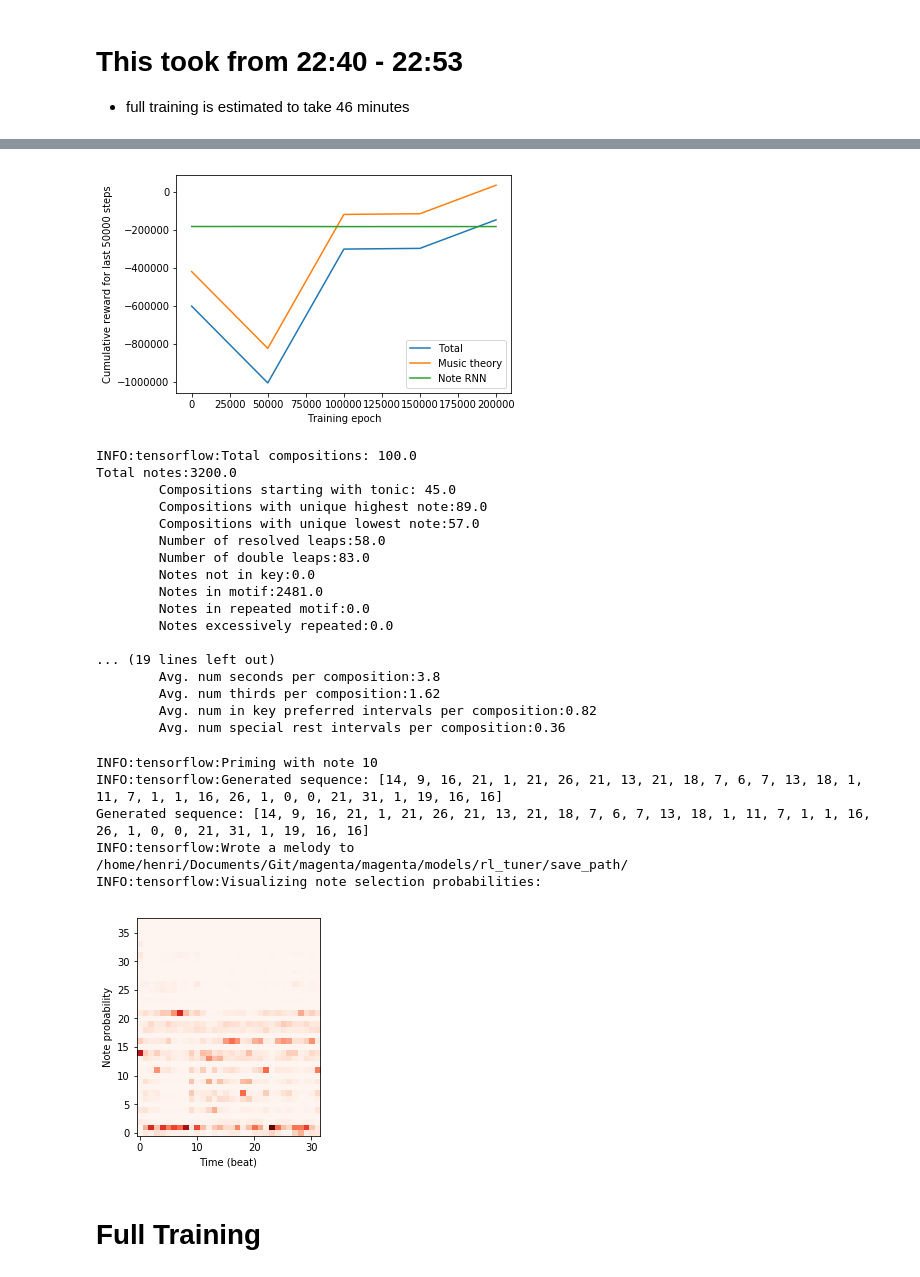
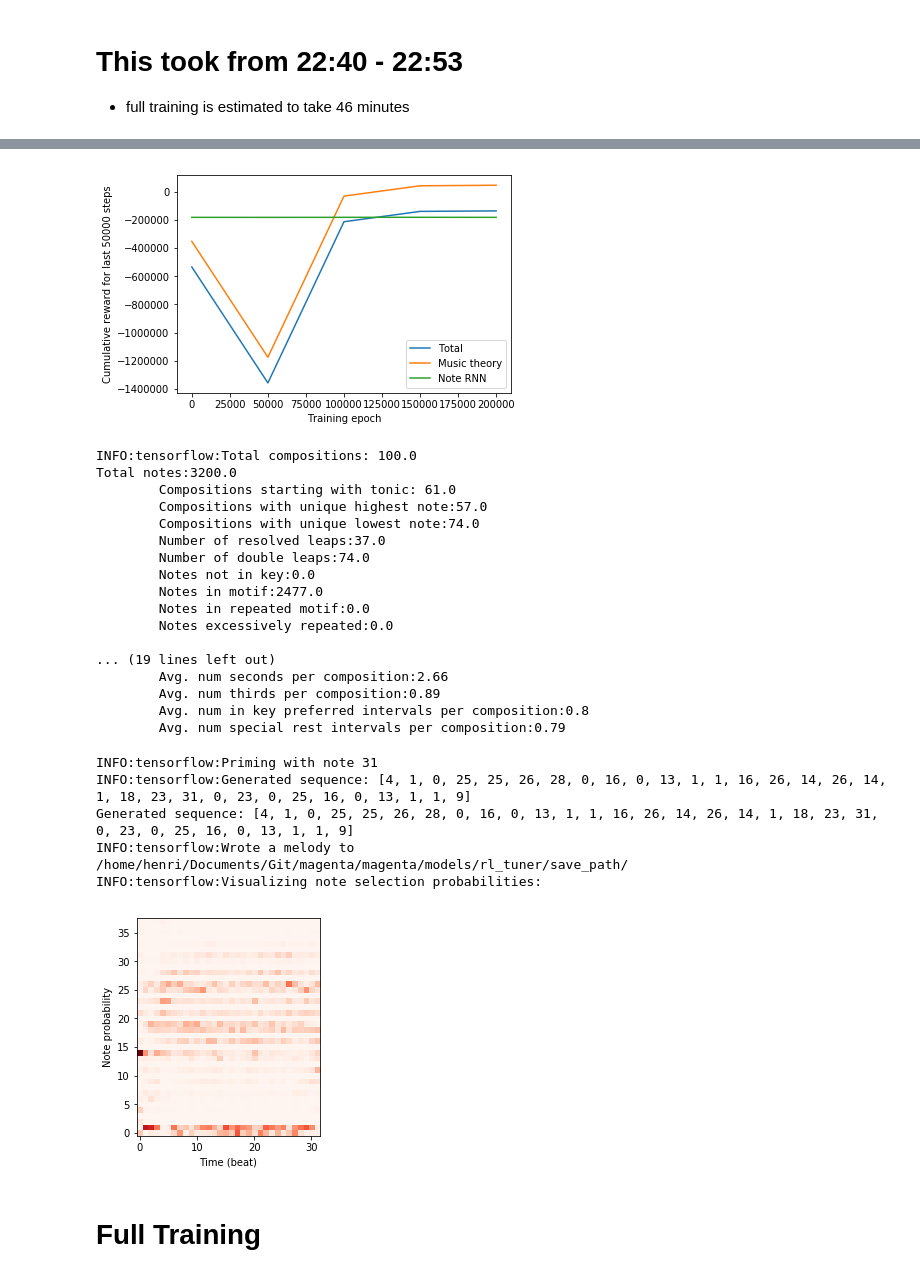
Before and after one commit to herougo/magenta, a Jupyter notebook: magenta/models/rl_tuner/rl_tuner.ipynb, the cells around one changed output, grey strips where cells are left out. Cells and saved outputs as stored; diff of their text form; code cells hidden in the pictures.

```diff
--- a/magenta/models/rl_tuner/rl_tuner.ipynb
+++ b/magenta/models/rl_tuner/rl_tuner.ipynb
@@ -74,2 +74,2 @@ INFO:tensorflow:Visualizing note selection probabilities:
 # %%
-# rl_net.train(num_steps=5000, exploration_period=100)
+rl_net.train(num_steps=5000, exploration_period=100)
@@ -100,36 +111,36 @@ INFO:tensorflow:        Exploration probability is 0.1
 # %%
 rl_net.plot_rewards()
 # %% [output]
-[figure, old version]
+[figure, new version]
 # %%
 # Compute statistics about how well the model adheres to the music theory rules.
 stat_dict = rl_net.evaluate_music_theory_metrics(num_compositions=100)
 # %% [output]
 INFO:tensorflow:Total compositions: 100.0
 Total notes:3200.0
-        Compositions starting with tonic: 45.0
-        Compositions with unique highest note:89.0
-        Compositions with unique lowest note:57.0
-        Number of resolved leaps:58.0
-        Number of double leaps:83.0
+        Compositions starting with tonic: 61.0
+        Compositions with unique highest note:57.0
+        Compositions with unique lowest note:74.0
+        Number of resolved leaps:37.0
+        Number of double leaps:74.0
         Notes not in key:0.0
-        Notes in motif:2481.0
+        Notes in motif:2477.0
         Notes in repeated motif:0.0
         Notes excessively repeated:0.0
 
 ... (19 lines left out)
-        Avg. num seconds per composition:3.8
-        Avg. num thirds per composition:1.62
-        Avg. num in key preferred intervals per composition:0.82
-        Avg. num special rest intervals per composition:0.36
+        Avg. num seconds per composition:2.66
+        Avg. num thirds per composition:0.89
+        Avg. num in key preferred intervals per composition:0.8
+        Avg. num special rest intervals per composition:0.79
 # %%
 # rl_net.plot_evaluation()
 # %%
-rl_net.generate_music_sequence(visualize_probs=True, title='post_little_rl2-1', length=32)
+rl_net.generate_music_sequence(visualize_probs=True, title='post_little_rl2-2', length=32)
 # %% [output]
-INFO:tensorflow:Priming with note 10
-INFO:tensorflow:Generated sequence: [14, 9, 16, 21, 1, 21, 26, 21, 13, 21, 18, 7, 6, 7, 13, 18, 1, 11, 7, 1, 1, 16, 26, 1, 0, 0, 21, 31, 1, 19, 16, 16]
-Generated sequence: [14, 9, 16, 21, 1, 21, 26, 21, 13, 21, 18, 7, 6, 7, 13, 18, 1, 11, 7, 1, 1, 16, 26, 1, 0, 0, 21, 31, 1, 19, 16, 16]
+INFO:tensorflow:Priming with note 31
+INFO:tensorflow:Generated sequence: [4, 1, 0, 25, 25, 26, 28, 0, 16, 0, 13, 1, 1, 16, 26, 14, 26, 14, 1, 18, 23, 31, 0, 23, 0, 25, 16, 0, 13, 1, 1, 9]
+Generated sequence: [4, 1, 0, 25, 25, 26, 28, 0, 16, 0, 13, 1, 1, 16, 26, 14, 26, 14, 1, 18, 23, 31, 0, 23, 0, 25, 16, 0, 13, 1, 1, 9]
 INFO:tensorflow:Wrote a melody to /home/henri/Documents/Git/magenta/magenta/models/rl_tuner/save_path/
 INFO:tensorflow:Visualizing note selection probabilities:
-[figure, old version]
+[figure, new version]
```
Also changed, not shown: parts of 5 cells of this notebook, 2 other files.
